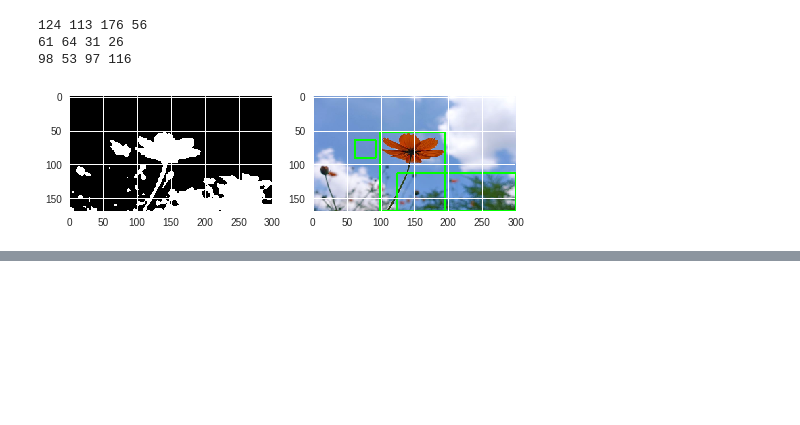
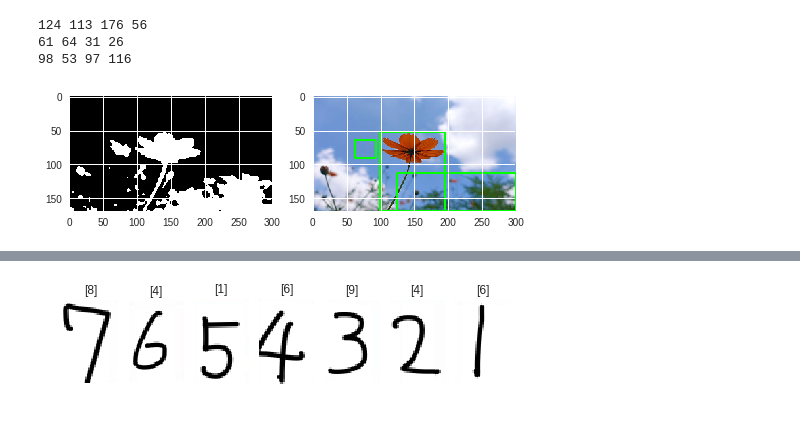
Before and after one commit to latte05/ML_training, a Jupyter notebook: OpenCV2_find_contours(輪郭抽出).ipynb, the cells around one changed output, grey strips where cells are left out. Drawn from its saved outputs; the diff is of its cells as text; code cells hidden in the pictures; blank space fills up the shorter version.

```diff
--- a/OpenCV2_find_contours(輪郭抽出).ipynb
+++ b/OpenCV2_find_contours(輪郭抽出).ipynb
@@ -96,0 +203,29 @@ plt.show()
+# %%
+from sklearn.externals import joblib
+
+clf = joblib.load("digits.pkl")
+
+cnts, img = detect_zipno("letter01.png")
+
+for i, pt in enumerate(cnts):
+  x, y, w, h = pt
+  x += 8
+  y += 8
+  w -= 16
+  h -= 16
+  im2 = img[y:y+h, x:x+w]
+  im2gray = cv2.cvtColor(im2, cv2.COLOR_BGR2GRAY)
+  im2gray = cv2.resize(im2gray, (8,8))
+  im2gray = 15 - im2gray // 16 # white to black
+  im2gray = im2gray.reshape((-1,64))
+
+  res = clf.predict(im2gray)
+
+  plt.subplot(1, 7, i + 1)
+  plt.imshow(im2)
+  plt.axis("off")
+  plt.title(res)
+
+plt.show()
+# %% [output]
+[figure, added]
```
Also changed, not shown: parts of 8 cells of this notebook.
